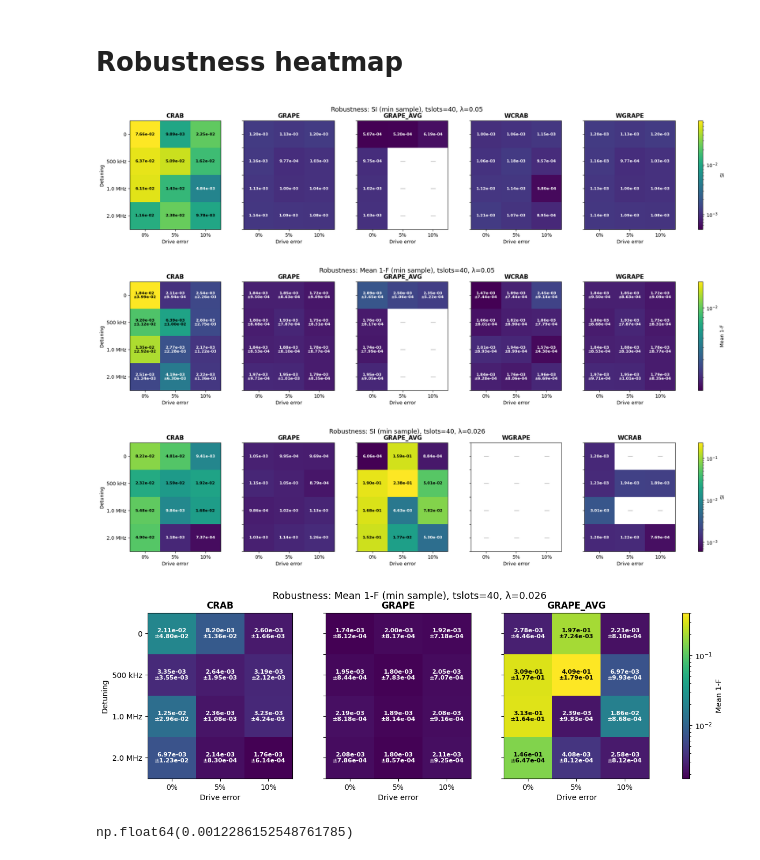
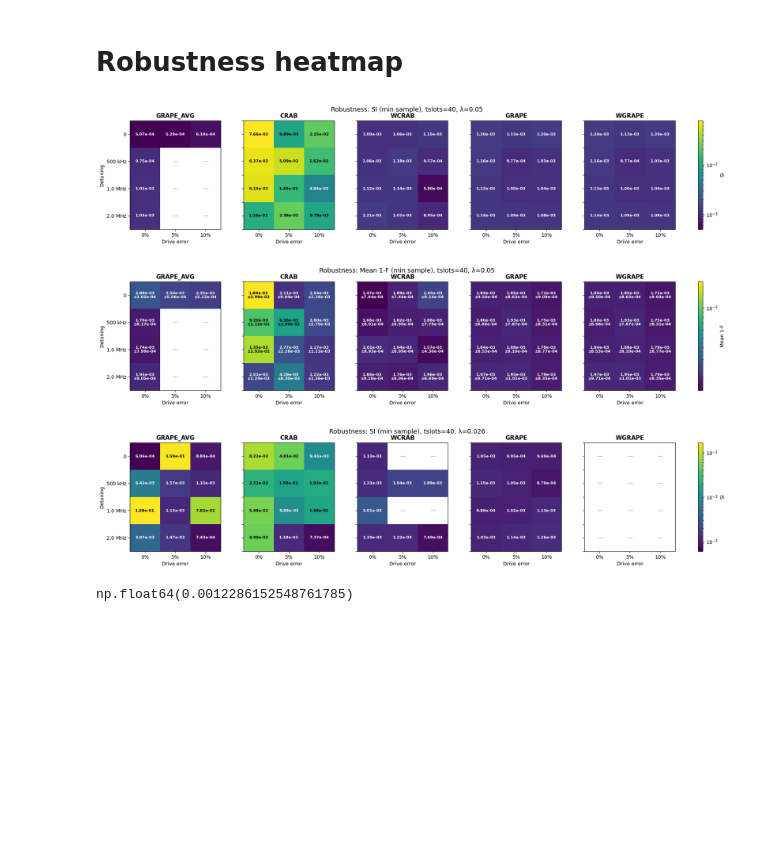
Before and after one commit to cicacica/VeriPulse, a Jupyter notebook: notebooks/data_processing.ipynb, the cells around one changed output. Cells and saved outputs as stored; diff of their text form; code cells hidden in the pictures; blank space fills up the shorter version.

Commit message:
warm crab dum

```diff
--- a/notebooks/data_processing.ipynb
+++ b/notebooks/data_processing.ipynb
@@ -874,28 +894,22 @@ def plot_robustness_heatmap(
 # Robustness heatmap — side by side GRAPE vs GRAPE_AVG
 plot_robustness_heatmap(data_dir_dummyless, detunings=[0.0, 0.05, 0.10, 0.2],
                         drive_errors=[0.0, 0.05, 0.10],
-                        tslots=40, lam=0.05, si_case='min', show='si', methods=['CRAB', 'GRAPE', 'GRAPE_AVG','WCRAB','WGRAPE'])
+                        tslots=40, lam=0.05, si_case='min', show='si', methods=['GRAPE_AVG','CRAB','WCRAB','GRAPE', 'WGRAPE'])
 
 # Show fidelity instead
 plot_robustness_heatmap(data_dir_dummyless, detunings=[0.0, 0.05, 0.10, 0.2],
                         drive_errors=[0.0, 0.05, 0.10],
-                        tslots=40, lam=0.05, si_case='min', show='fid', methods=['CRAB', 'GRAPE', 'GRAPE_AVG','WCRAB','WGRAPE'])
+                        tslots=40, lam=0.05, si_case='min', show='fid', methods=['GRAPE_AVG','CRAB','WCRAB','GRAPE', 'WGRAPE'])
 # %% [output]
-[figure, old version]
+[figure, new version]
-[figure, old version]
+[figure, new version]
 # %%
 # Robustness heatmap — side by side GRAPE vs GRAPE_AVG
 plot_robustness_heatmap(data_dir_dummyyes, detunings=[0.0, 0.05, 0.10, 0.2],
                         drive_errors=[0.0, 0.05, 0.10],
-                        tslots=40, lam=0.026, si_case='min', show='si', methods=['CRAB', 'GRAPE', 'GRAPE_AVG','WGRAPE','WCRAB'])
-
-# Show fidelity instead
-plot_robustness_heatmap(data_dir_dummyyes, detunings=[0.0, 0.05, 0.10, 0.2],
-                        drive_errors=[0.0, 0.05, 0.10],
-                        tslots=40, lam=0.026, si_case='min', show='fid', methods=['CRAB', 'GRAPE', 'GRAPE_AVG'])
+                        tslots=40, lam=0.026, si_case='min', show='si', methods=['GRAPE_AVG','CRAB','WCRAB','GRAPE', 'WGRAPE'])
 # %% [output]
-[figure, old version]
+[figure, new version]
-[figure, removed]
 # %%
 sum10=summary_lambda(40, data_dir_dummyyes,np.sort([5,0.5,0.05,0.01,0.025,0.005,0.0005]))
 # %%
```
Also changed, not shown: parts of 4 cells of this notebook, 9 other files.
